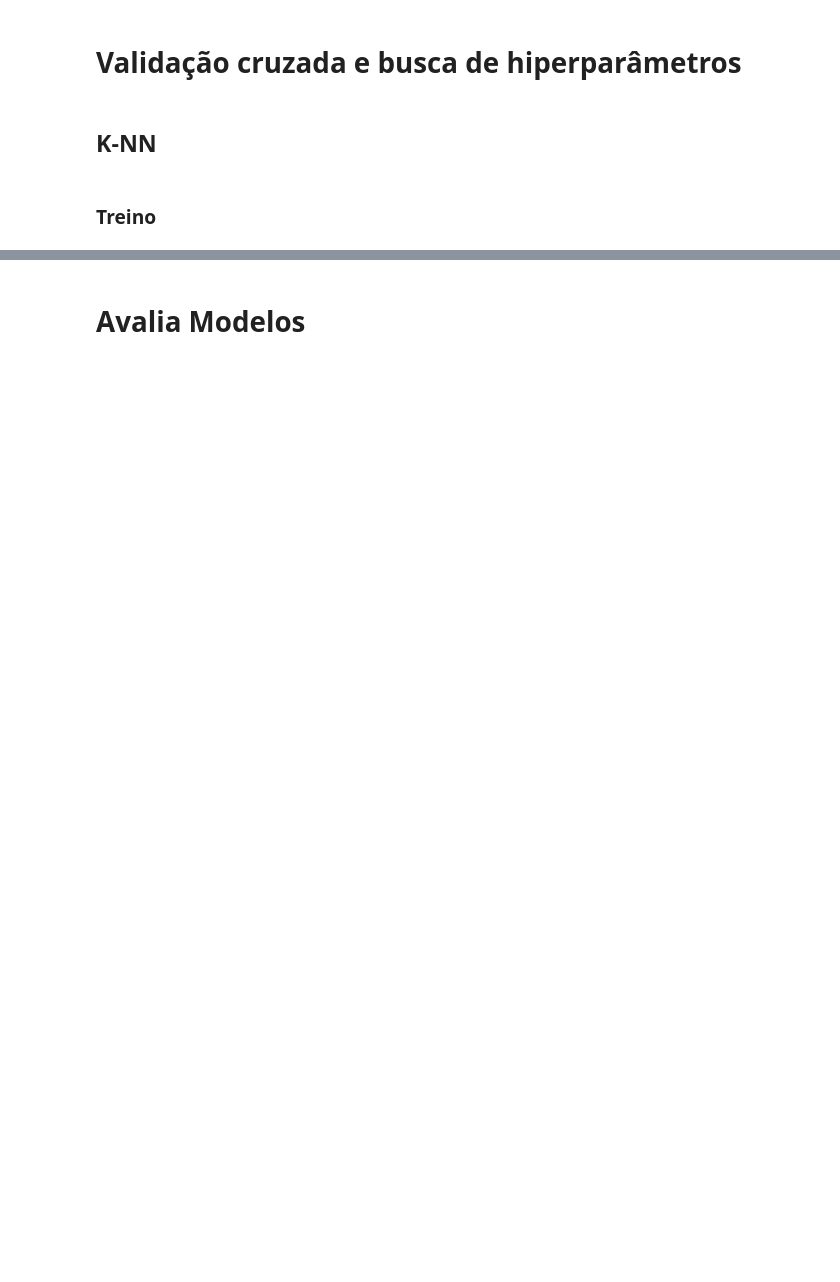
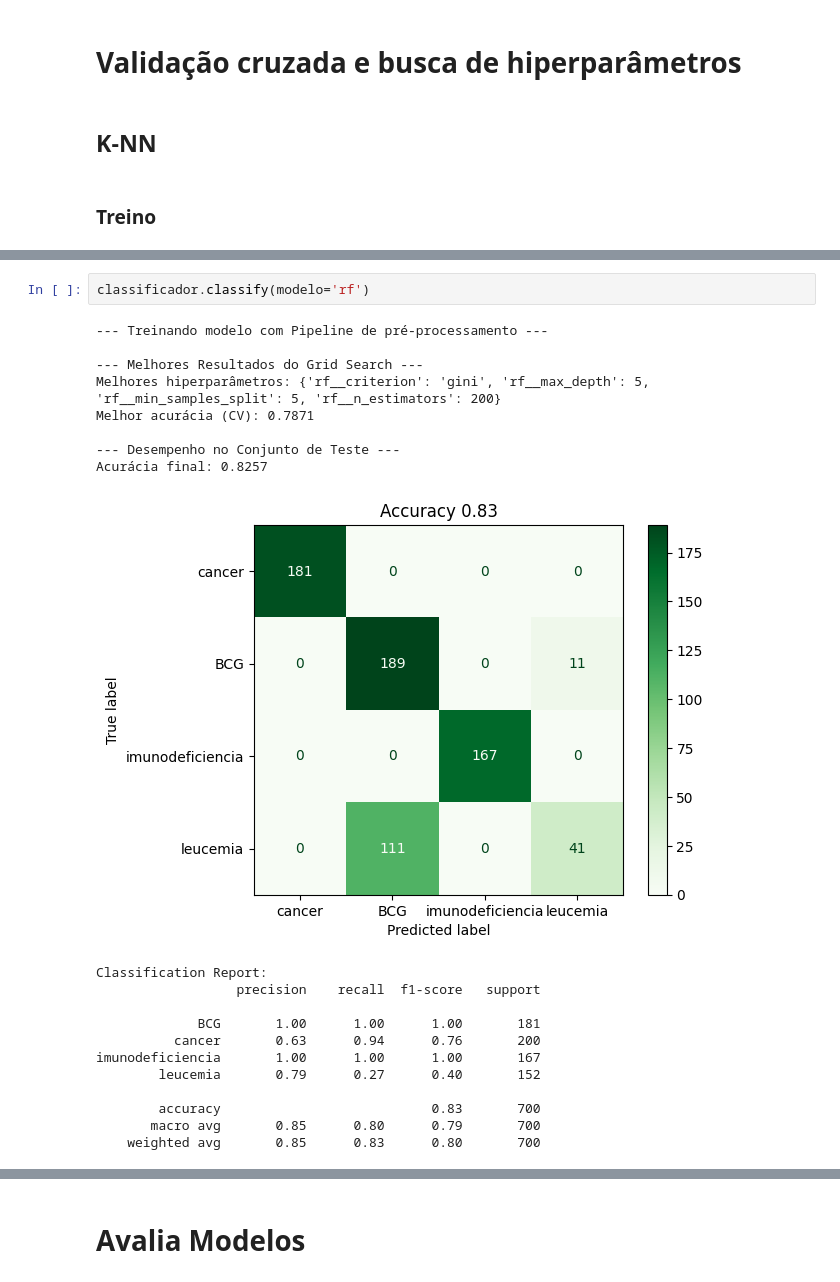
Before and after one commit to Laboratorio-de-Analise-de-Dados/disciplina_python_ml, a Jupyter notebook: dev/script/aulas_teoricas/07-aula-09-03-treinamento_classif_2026-07-28.ipynb, the cells around one changed output, grey strips where cells are left out. Saved outputs shown, nothing was run; the diff lists cells and outputs as text; blank space fills up the shorter version.

```diff
--- a/dev/script/aulas_teoricas/07-aula-09-03-treinamento_classif_2026-07-28.ipynb
+++ b/dev/script/aulas_teoricas/07-aula-09-03-treinamento_classif_2026-07-28.ipynb
@@ -157,0 +135,23 @@ Relatório de Classificação:
+# %%
+classificador.classify(modelo='rf')
+# %% [output]
+--- Treinando modelo com Pipeline de pré-processamento ---
+
+--- Melhores Resultados do Grid Search ---
+Melhores hiperparâmetros: {'rf__criterion': 'gini', 'rf__max_depth': 5, 'rf__min_samples_split': 5, 'rf__n_estimators': 200}
+Melhor acurácia (CV): 0.7871
+
+--- Desempenho no Conjunto de Teste ---
+Acurácia final: 0.8257
+[figure, added]
+Classification Report:
+                  precision    recall  f1-score   support
+
+             BCG       1.00      1.00      1.00       181
+          cancer       0.63      0.94      0.76       200
+imunodeficiencia       1.00      1.00      1.00       167
+        leucemia       0.79      0.27      0.40       152
+
+        accuracy                           0.83       700
+       macro avg       0.85      0.80      0.79       700
+    weighted avg       0.85      0.83      0.80       700
```
Also changed, not shown: parts of 15 cells of this notebook, 2 other files.
